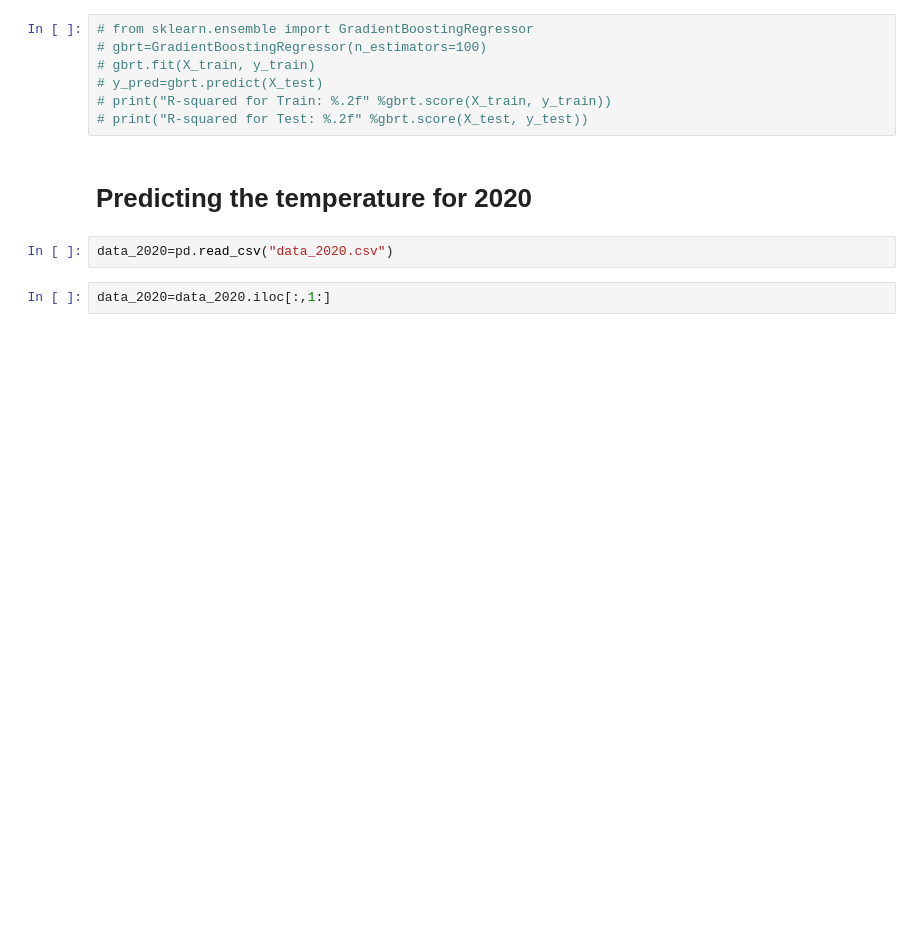
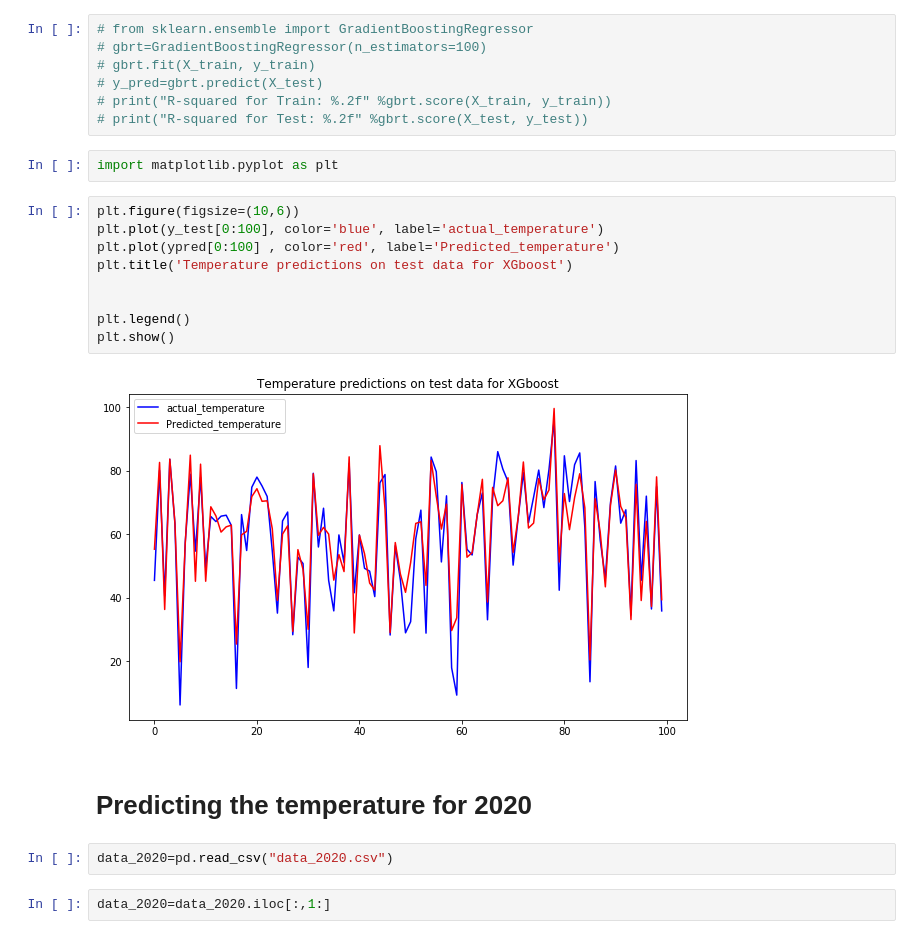
Before and after one commit to mohanrajmithun/global_temperature, a Jupyter notebook: Data Modelling.ipynb, the cells around one changed output. Cells and saved outputs as stored; diff of their text form; blank space fills up the shorter version.

```diff
--- a/Data Modelling.ipynb
+++ b/Data Modelling.ipynb
@@ -160,6 +137,19 @@ print(r2_score(y_test,y_pred))
 # y_pred=gbrt.predict(X_test)
 # print("R-squared for Train: %.2f" %gbrt.score(X_train, y_train))
 # print("R-squared for Test: %.2f" %gbrt.score(X_test, y_test))
+# %%
+import matplotlib.pyplot as plt
+# %%
+plt.figure(figsize=(10,6))
+plt.plot(y_test[0:100], color='blue', label='actual_temperature')
+plt.plot(ypred[0:100] , color='red', label='Predicted_temperature')
+plt.title('Temperature predictions on test data for XGboost')
+
+
+plt.legend()
+plt.show()
+# %% [output]
+[figure, added]
 # %% [markdown]
 # Predicting the temperature for 2020
 # %%
```
Also changed, not shown: parts of 9 cells of this notebook, 1 other file.
